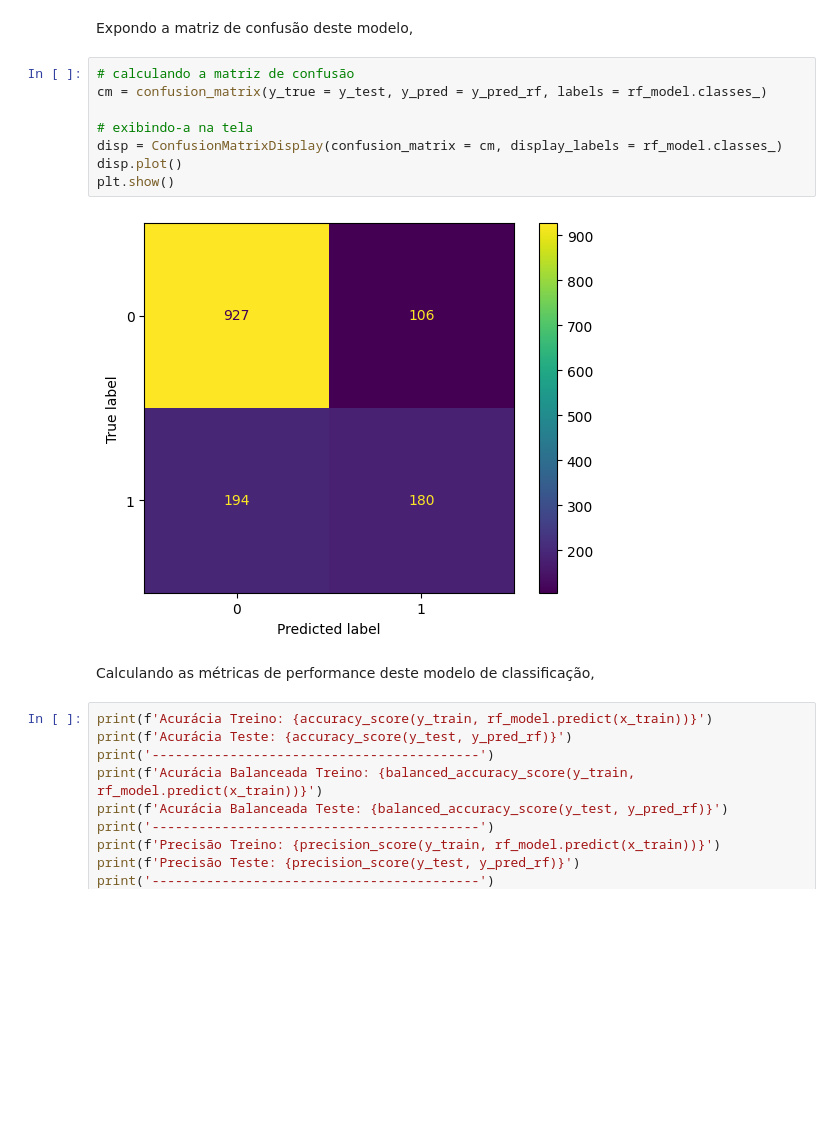
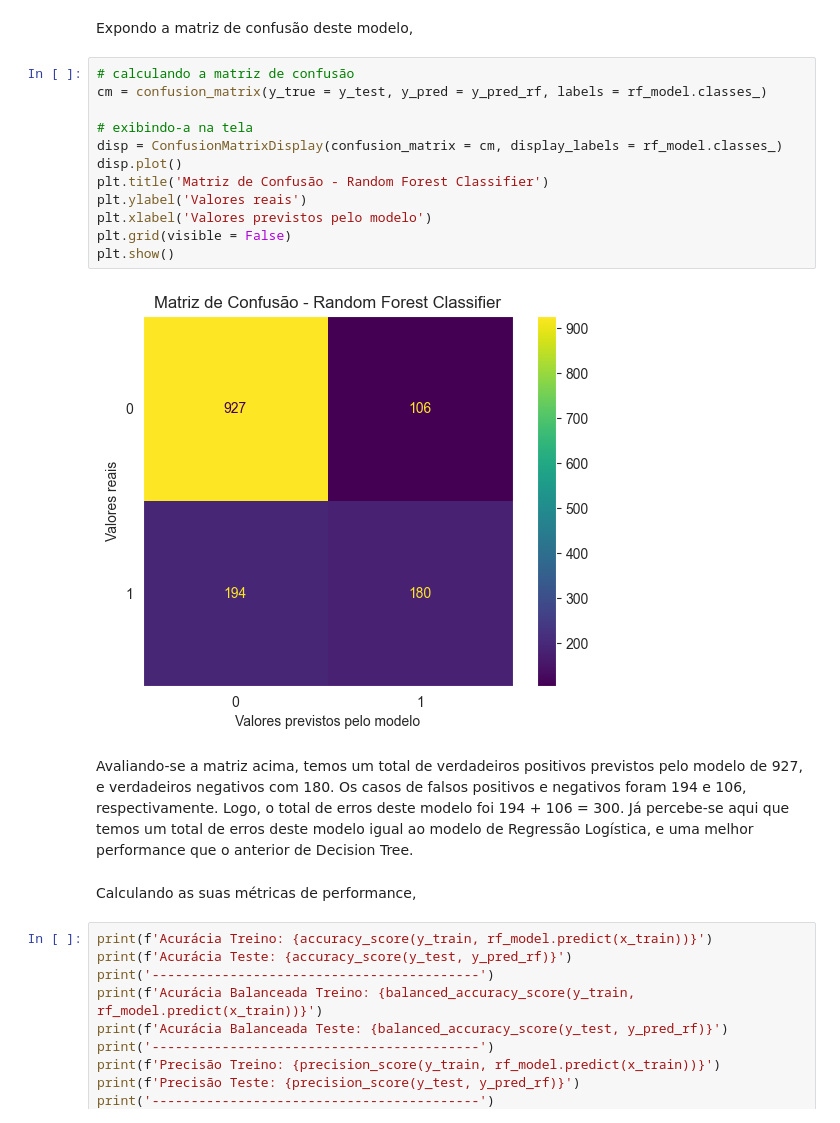
Before and after one commit to rfprates/modelo_classificacao_analise_churn, a Jupyter notebook: modelo_classificacao_churn.ipynb, the cells around one changed output. Saved outputs shown, nothing was run; the diff lists cells and outputs as text; blank space fills up the shorter version.

```diff
--- a/modelo_classificacao_churn.ipynb
+++ b/modelo_classificacao_churn.ipynb
@@ -543,15 +556,21 @@ Expondo a matriz de confusão deste modelo,
 # %%
 # calculando a matriz de confusão
 cm = confusion_matrix(y_true = y_test, y_pred = y_pred_rf, labels = rf_model.classes_)
 
 # exibindo-a na tela
 disp = ConfusionMatrixDisplay(confusion_matrix = cm, display_labels = rf_model.classes_)
 disp.plot()
+plt.title('Matriz de Confusão - Random Forest Classifier')
+plt.ylabel('Valores reais')
+plt.xlabel('Valores previstos pelo modelo')
+plt.grid(visible = False)
 plt.show()
 # %% [output]
-[figure, old version]
+[figure, new version]
+# %% [markdown]
+Avaliando-se a matriz acima, temos um total de verdadeiros positivos previstos pelo modelo de 927, e verdadeiros negativos com 180. Os casos de falsos positivos e negativos foram 194 e 106, respectivamente. Logo, o total de erros deste modelo foi 194 + 106 = 300. Já percebe-se aqui que temos um total de erros deste modelo igual ao modelo de Regressão Logística, e uma melhor performance que o anterior de Decision Tree.
 # %% [markdown]
-Calculando as métricas de performance deste modelo de classificação,
+Calculando as suas métricas de performance,
 # %%
 print(f'Acurácia Treino: {accuracy_score(y_train, rf_model.predict(x_train))}')
 print(f'Acurácia Teste: {accuracy_score(y_test, y_pred_rf)}')
```
Also changed, not shown: parts of 17 cells of this notebook.
